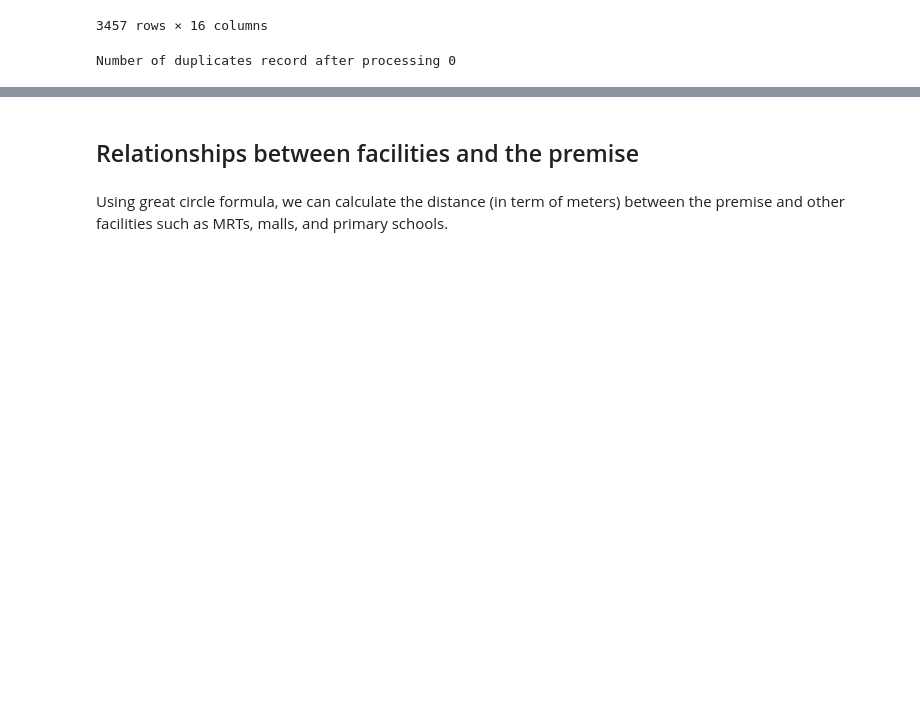
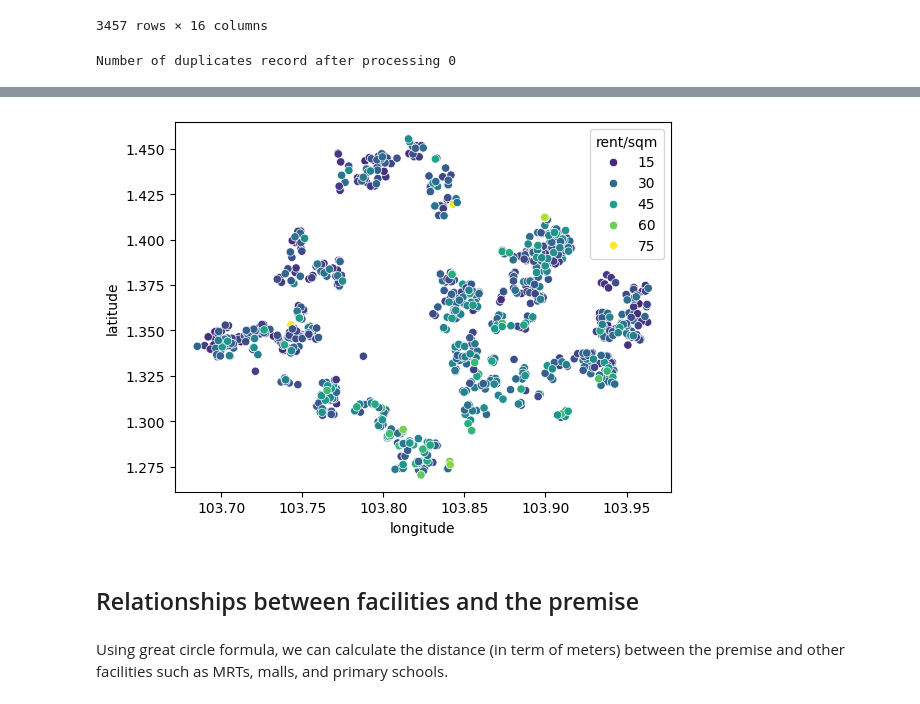
Before and after one commit to cs5228-group-1/cs5228-final-project, a Jupyter notebook: EDA.ipynb, the cells around one changed output, grey strips where cells are left out. Cells and saved outputs as stored; diff of their text form; code cells hidden in the pictures; blank space fills up the shorter version.

```diff
--- a/EDA.ipynb
+++ b/EDA.ipynb
@@ -80,3 +92,10 @@ Number of duplicates record after processing 0
+# %%
+sampled_data['rent/sqm'] = sampled_data['monthly_rent'] / sampled_data['floor_area_sqm']
+latlon_plot_1 = sns.scatterplot(sampled_data, x="longitude", y="latitude", hue="rent/sqm", palette="viridis")
+fig = latlon_plot_1.get_figure()
+fig.savefig("figures/latlon_monthly_sqm.pdf", dpi=350, bbox_inches="tight")
+# %% [output]
+[figure, added]
 # %% [markdown]
 ## Relationships between facilities and the premise
 # %% [markdown]
```
Also changed, not shown: parts of 5 cells of this notebook.
